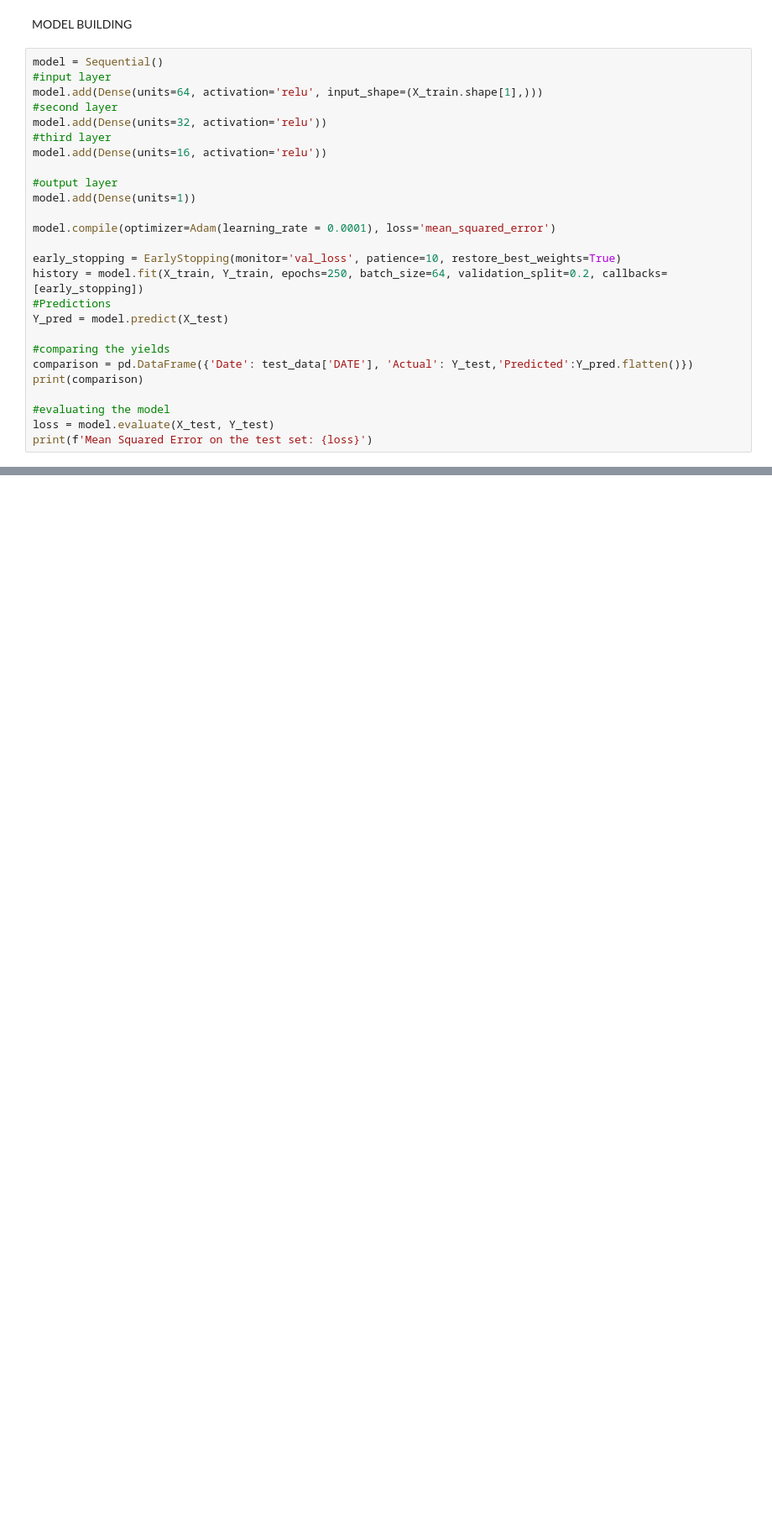
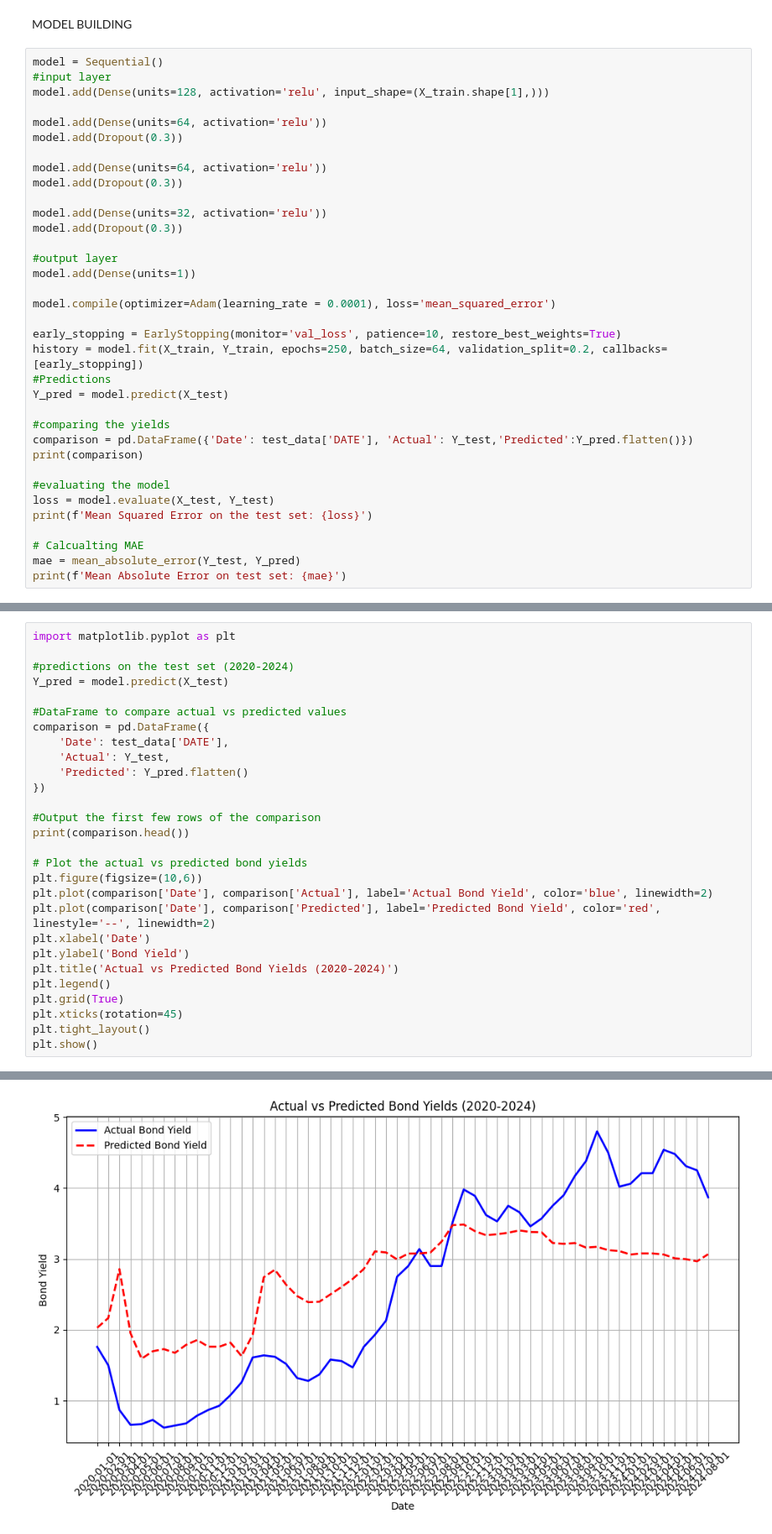
Before and after one commit to Vineeth-chaitanya/USBondYield_Prediction, a Jupyter notebook: MLP.ipynb, the cells around one changed output, grey strips where cells are left out. Shown: that part at 84% size. Drawn from its saved outputs; the diff is of its cells as text; blank space fills up the shorter version.

```diff
--- a/MLP.ipynb
+++ b/MLP.ipynb
@@ -170,11 +171,16 @@ MODEL BUILDING
 # %%
 model = Sequential()
 #input layer
-model.add(Dense(units=64, activation='relu', input_shape=(X_train.shape[1],)))
-#second layer
+model.add(Dense(units=128, activation='relu', input_shape=(X_train.shape[1],)))
+
+model.add(Dense(units=64, activation='relu'))
+model.add(Dropout(0.3))
+
+model.add(Dense(units=64, activation='relu'))
+model.add(Dropout(0.3))
+
 model.add(Dense(units=32, activation='relu'))
-#third layer
-model.add(Dense(units=16, activation='relu'))
+model.add(Dropout(0.3))
 
 #output layer
 model.add(Dense(units=1))
@@ -193,5 +199,9 @@ print(comparison)
 #evaluating the model
 loss = model.evaluate(X_test, Y_test)
 print(f'Mean Squared Error on the test set: {loss}')
+
+# Calcualting MAE
+mae = mean_absolute_error(Y_test, Y_pred)
+print(f'Mean Absolute Error on test set: {mae}')
 # %% [output]
 Epoch 1/250
@@ -214,0 +245,29 @@ Mean Squared Error on the test set: 1.174092411994934
+# %%
+import matplotlib.pyplot as plt
+
+#predictions on the test set (2020-2024)
+Y_pred = model.predict(X_test)
+
+#DataFrame to compare actual vs predicted values
+comparison = pd.DataFrame({
+    'Date': test_data['DATE'],
+    'Actual': Y_test,
+    'Predicted': Y_pred.flatten()
+})
+
+#Output the first few rows of the comparison
+print(comparison.head())
+
+# Plot the actual vs predicted bond yields
+plt.figure(figsize=(10,6))
+plt.plot(comparison['Date'], comparison['Actual'], label='Actual Bond Yield', color='blue', linewidth=2)
+plt.plot(comparison['Date'], comparison['Predicted'], label='Predicted Bond Yield', color='red', linestyle='--', linewidth=2)
+plt.xlabel('Date')
+plt.ylabel('Bond Yield')
+plt.title('Actual vs Predicted Bond Yields (2020-2024)')
+plt.legend()
+plt.grid(True)
+plt.xticks(rotation=45)
+plt.tight_layout()
+plt.show()
+# %% [output]
@@ -214,0 +281 @@ Mean Squared Error on the test set: 1.174092411994934
+[figure, added]
```
Also changed, not shown: parts of 4 cells of this notebook, 1 other file.
